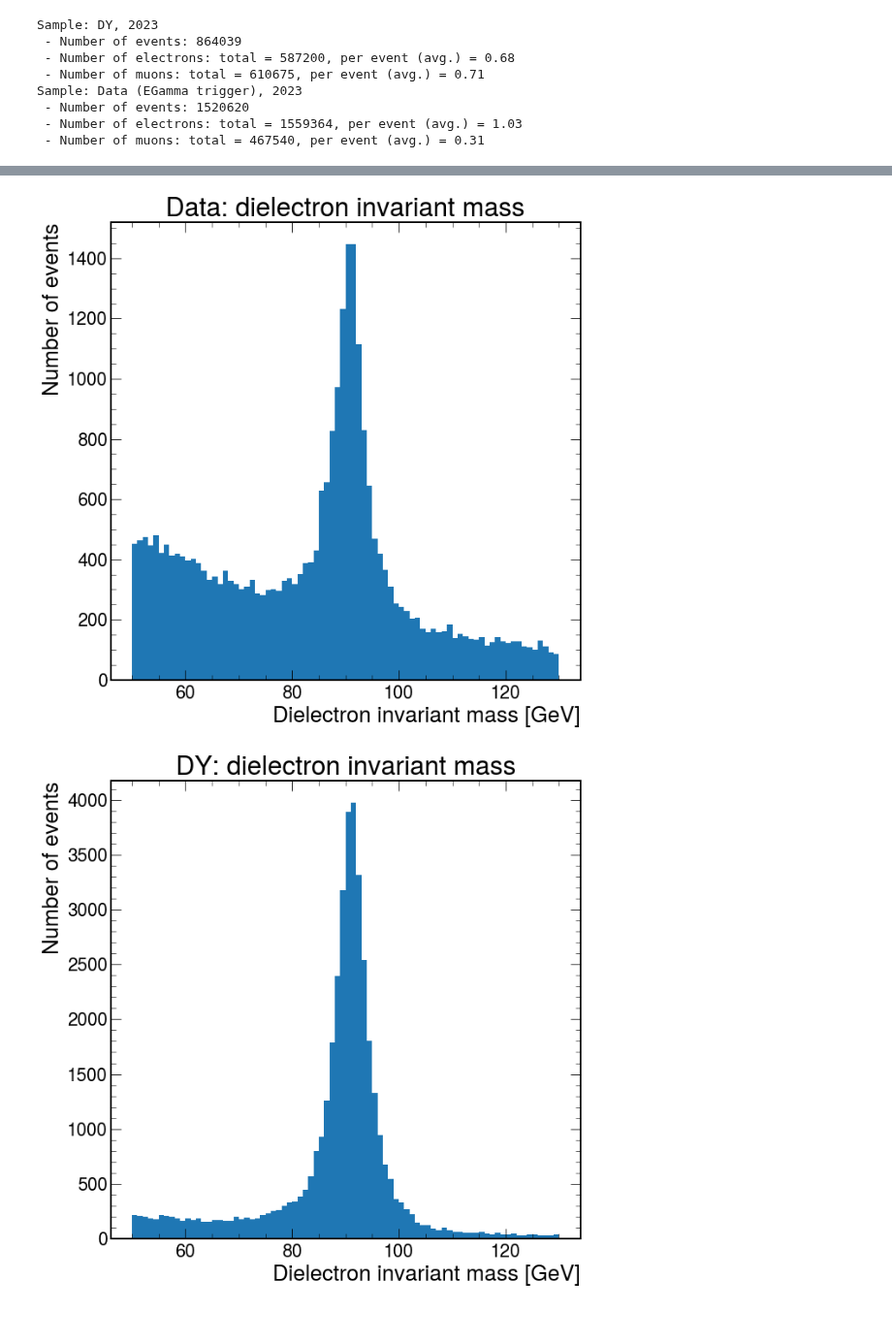
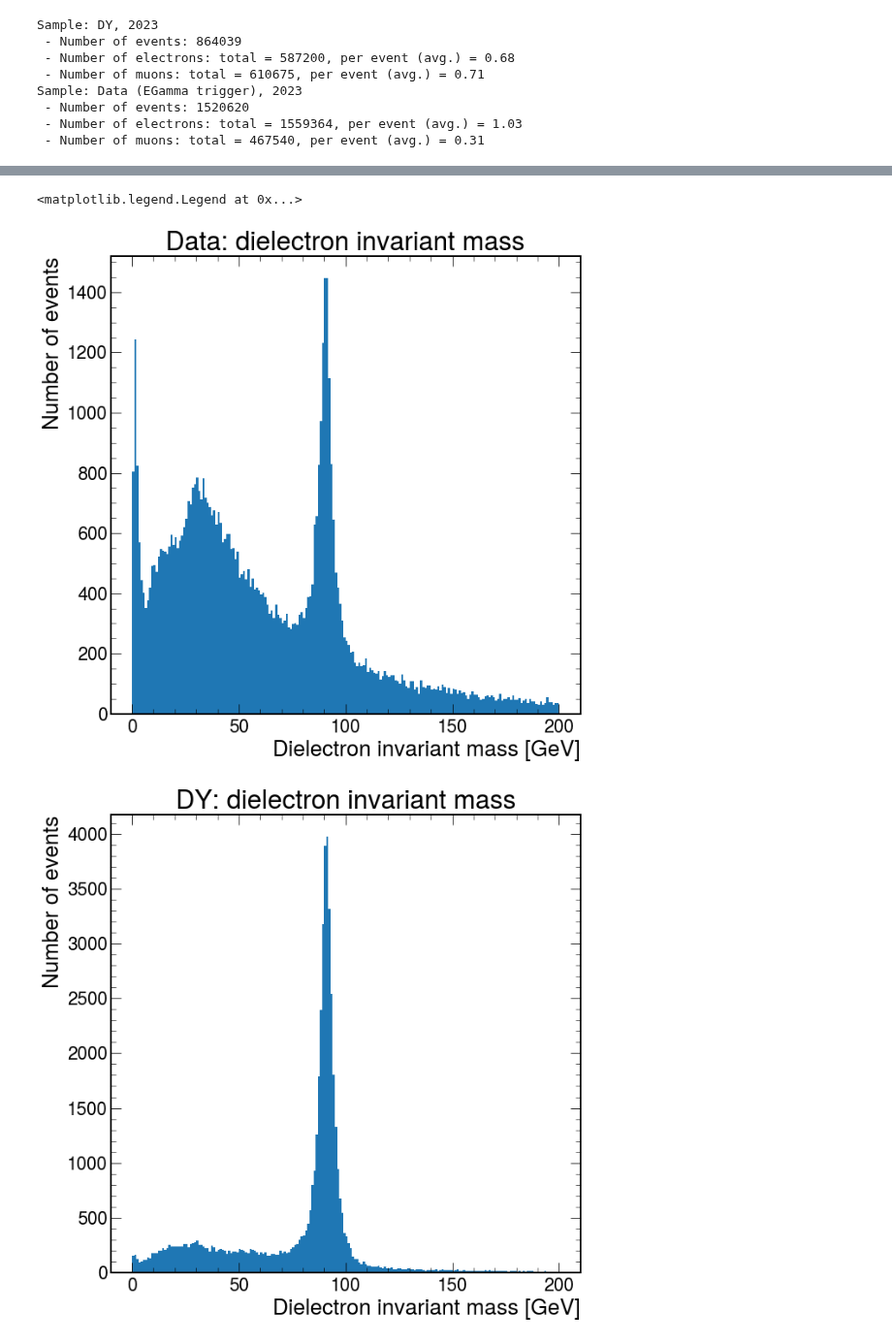
Before and after one commit to ku-cms/LeptonStudies, a Jupyter notebook: notebooks/electron_tnp_Z_mass.ipynb, the cells around one changed output, grey strips where cells are left out. Shown at 97% size. Cells and saved outputs as stored; diff of their text form; code cells hidden in the pictures.

```diff
--- a/notebooks/electron_tnp_Z_mass.ipynb
+++ b/notebooks/electron_tnp_Z_mass.ipynb
@@ -66,8 +82,8 @@ Example file info:
  'ParameterSets;1': <TTree 'ParameterSets' (1 branches) at 0x...>}
 # %%
 # Create NanoEventsFactory objects
-dyevents = NanoEventsFactory.from_root(dyfiles[0]).events()
-dataevents = NanoEventsFactory.from_root(datafiles[0]).events()
+dy_events = NanoEventsFactory.from_root(example_dy_file).events()
+data_events = NanoEventsFactory.from_root(example_data_file).events()
 # %%
 # Print:
 # - number of events
@@ -180,44 +209,61 @@ ax.hist(ak.flatten(dyevents.Electron.pt), bins=np.linspace(0, 100, 101))
 # %%
 # electrons: dielectron mass
+
+# Full range
+mass_min = 0
+mass_max = 200
+mass_nbins = 200
+
+# Z mass peak
+# mass_min = 50
+# mass_max = 130
+# mass_nbins = 80
+
+# J/psi mass peak
+# mass_min = 0
+# mass_max = 5
+# mass_nbins = 50
 
 # Data
 fig, ax = plt.subplots()
 ax.set_title(r"Data: dielectron invariant mass")
 ax.set_xlabel(r"Dielectron invariant mass [GeV]")
 ax.set_ylabel(r"Number of events")
-event_cut = ak.all(dataevents.Electron.r9 > 0.96, axis=1)
-#ee = ak.combinations(dataevents.Electron, 2, fields = ["e0", "e1"])
-ee = ak.combinations(dataevents[event_cut].Electron, 2, fields=["e0", "e1"])
+event_cut = ak.all(data_events.Electron.r9 > 0.96, axis=1)
+#ee = ak.combinations(data_events.Electron, 2, fields = ["e0", "e1"])
+ee = ak.combinations(data_events[event_cut].Electron, 2, fields=["e0", "e1"])
 mass = (ee.e0 + ee.e1).mass
-ax.hist(ak.flatten(mass), bins=np.linspace(50, 130, 81));
+ax.hist(ak.flatten(mass), bins=np.linspace(mass_min, mass_max, mass_nbins + 1));
 
 # DY
 fig, ax = plt.subplots()
 ax.set_title(r"DY: dielectron invariant mass")
 ax.set_xlabel(r"Dielectron invariant mass [GeV]")
 ax.set_ylabel(r"Number of events")
-event_cut = ak.all(dyevents.Electron.r9 > 0.96, axis=1)
-#ee = ak.combinations(dyevents.Electron, 2, fields = ["e0", "e1"])
-ee = ak.combinations(dyevents[event_cut].Electron, 2, fields=["e0", "e1"])
+event_cut = ak.all(dy_events.Electron.r9 > 0.96, axis=1)
+#ee = ak.combinations(dy_events.Electron, 2, fields = ["e0", "e1"])
+ee = ak.combinations(dy_events[event_cut].Electron, 2, fields=["e0", "e1"])
 mass = (ee.e0 + ee.e1).mass
-ax.hist(ak.flatten(mass), bins=np.linspace(50, 130, 81));
+ax.hist(ak.flatten(mass), bins=np.linspace(mass_min, mass_max, mass_nbins + 1));
 
 # DY, Data
 fig, ax = plt.subplots()
 ax.set_title(r"DY, Data: dielectron invariant mass")
 ax.set_xlabel(r"Dielectron invariant mass [GeV]")
 ax.set_ylabel(r"Number of events")
 # Data
-data_event_cut = ak.all(dataevents.Electron.r9 > 0.96, axis=1)
-data_ee        = ak.combinations(dataevents[data_event_cut].Electron, 2, fields=["e0", "e1"])
+data_event_cut = ak.all(data_events.Electron.r9 > 0.96, axis=1)
+data_ee        = ak.combinations(data_events[data_event_cut].Electron, 2, fields=["e0", "e1"])
 data_mass      = (data_ee.e0 + data_ee.e1).mass
 # DY
-dy_event_cut = ak.all(dyevents.Electron.r9 > 0.96, axis=1)
-dy_ee        = ak.combinations(dyevents[dy_event_cut].Electron, 2, fields=["e0", "e1"])
+dy_event_cut = ak.all(dy_events.Electron.r9 > 0.96, axis=1)
+dy_ee        = ak.combinations(dy_events[dy_event_cut].Electron, 2, fields=["e0", "e1"])
 dy_mass      = (dy_ee.e0 + dy_ee.e1).mass
 # Combined plot
-ax.hist(ak.flatten(dy_mass), bins=np.linspace(50, 130, 81));
-ax.hist(ak.flatten(data_mass), bins=np.linspace(50, 130, 81));
+ax.hist(ak.flatten(dy_mass), bins=np.linspace(mass_min, mass_max, mass_nbins + 1), label="DY");
+ax.hist(ak.flatten(data_mass), bins=np.linspace(mass_min, mass_max, mass_nbins + 1), label="Data");
+ax.legend(loc='upper right')
 # %% [output]
+<matplotlib.legend.Legend at 0x...>
-[figure, old version]
+[figure, new version]
-[figure, old version]
+[figure, new version]
```
Also changed, not shown: parts of 4 cells of this notebook, 1 other file.
